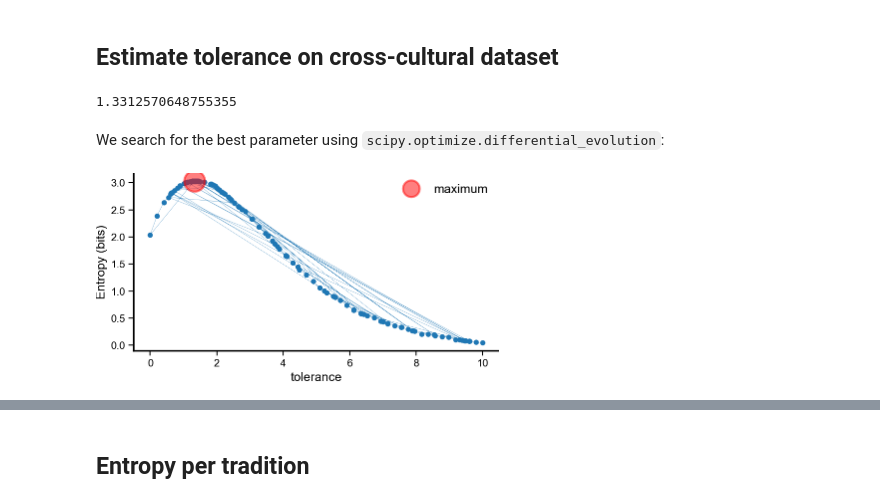
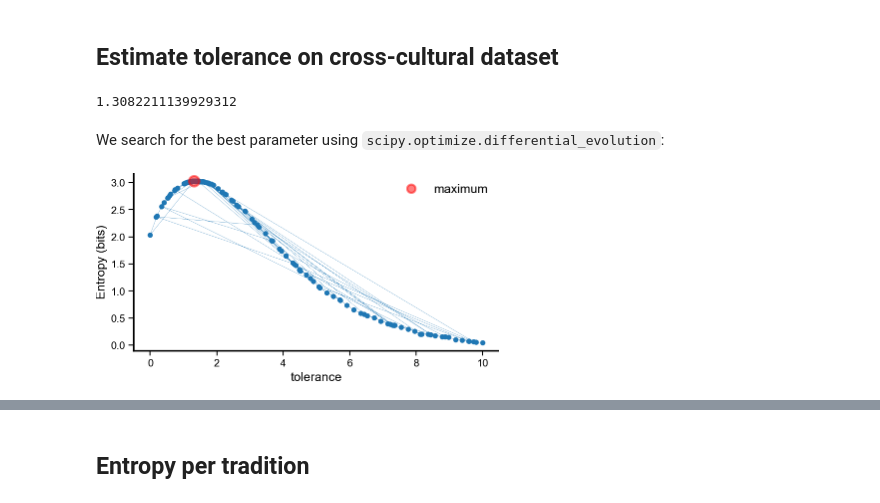
Before and after one commit to bacor/shapes-of-music, a Jupyter notebook: clean_notebooks/Tolerance.ipynb, the cells around one changed output, grey strips where cells are left out. Cells and saved outputs as stored; diff of their text form; code cells hidden in the pictures.

```diff
--- a/clean_notebooks/Tolerance.ipynb
+++ b/clean_notebooks/Tolerance.ipynb
@@ -24,37 +42,38 @@ from src.dataset import Dataset
 ## Estimate tolerance on cross-cultural dataset
 # %%
 dataset = Dataset('combined-phrase')
-contours = [Contour(c) for c in dataset.contours('pitch_centered', limit=1000)]
+raw_contours = dataset.contours('pitch_centered', limit=1000)
+contours = [Contour(c) for c in raw_contours]
 # %%
 class HuronOptimization:
     def __init__(self, contours, xs=np.linspace(0, 10, 50)):
         self.optimizer = TypologyOptimizer(HuronTypology)
         self.loss = self.optimizer.loss_function(contours, ['tolerance'])
         self.best, self.res = self.optimizer.optimize(contours, dict(tolerance=[0, 10]))
-        self.best_entropy = -1*res['fun']
-        self.best_epsilon = best['tolerance']
+        self.best_entropy = -1 * self.res['fun']
+        self.best_epsilon = self.best['tolerance']
         self.xs = xs
         self.losses = [-1*self.loss([x]) for x in self.xs]
 # %%
 opt = HuronOptimization(contours)
 opt.best_epsilon
 # %% [output]
-1.3312570648755355
+1.3082211139929312
 # %% [markdown]
 We search for the best parameter using `scipy.optimize.differential_evolution`:
 # %%
 def show_optimization(trace, res, param='tolerance'):
     tols = [t['params'][param] for t in trace]
     scores = [t['score'] for t in trace]
     plt.plot(tols, scores, '.-', lw=.1)
-    plt.plot([res.x], [-1*res.fun], 'ro', alpha=.5, ms=10, label='maximum')
+    plt.plot([res.x], [-1*res.fun], 'ro', alpha=.5, ms=5, label='maximum')
     plt.ylabel('Entropy (bits)')
     plt.xlabel(param)
     plt.legend()
     sns.despine()
 
 plt.figure(figsize=cm2inch(8, 4), dpi=150)
 show_optimization(opt.optimizer.trace, opt.res)
 # %% [output]
-[figure, old version]
+[figure, new version]
 # %%
```
Also changed, not shown: parts of 46 cells of this notebook, 20 other files.
